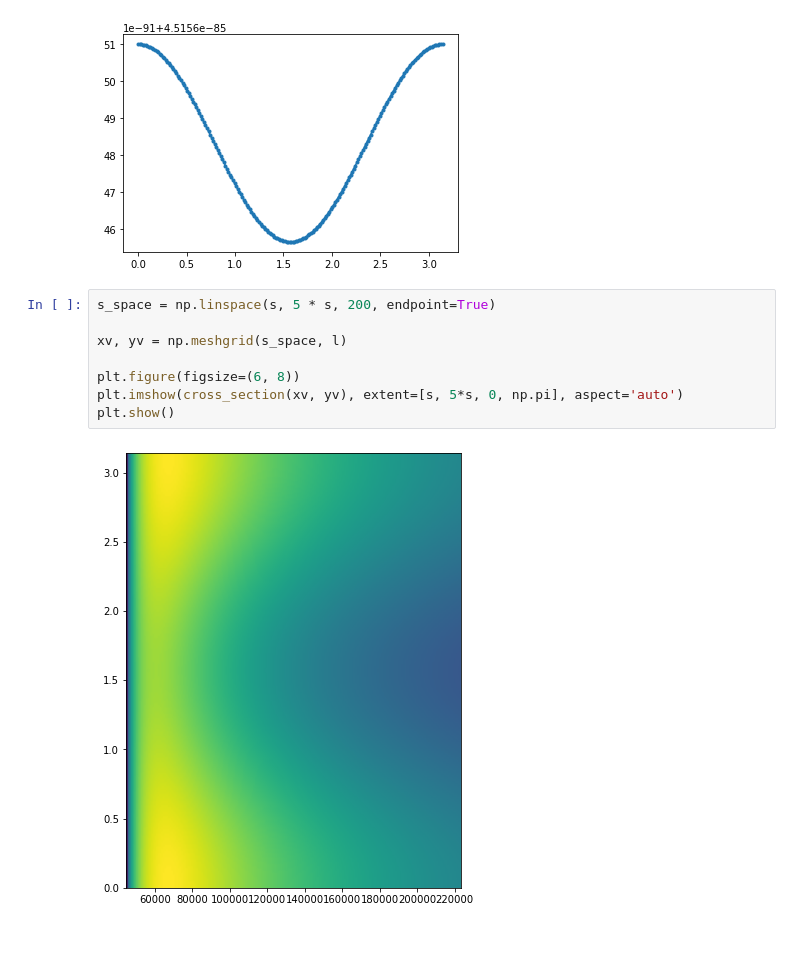
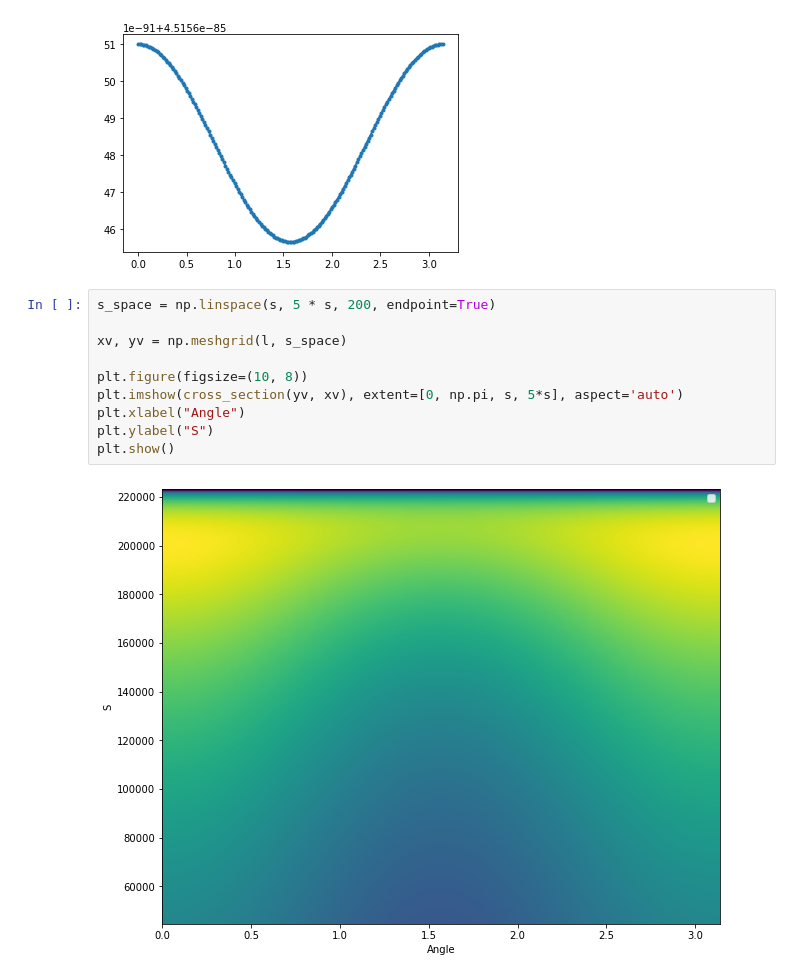
Before and after one commit to sarapasquato/LCP_Project, a Jupyter notebook: Project.ipynb, the cells around one changed output. Drawn from its saved outputs; the diff is of its cells as text; blank space fills up the shorter version.

```diff
--- a/Project.ipynb
+++ b/Project.ipynb
@@ -21,10 +22,12 @@ plt.plot(l, cross_section(s, l), marker=".")
 # %%
 s_space = np.linspace(s, 5 * s, 200, endpoint=True)
 
-xv, yv = np.meshgrid(s_space, l)
+xv, yv = np.meshgrid(l, s_space)
 
-plt.figure(figsize=(6, 8))
-plt.imshow(cross_section(xv, yv), extent=[s, 5*s, 0, np.pi], aspect='auto')
+plt.figure(figsize=(10, 8))
+plt.imshow(cross_section(yv, xv), extent=[0, np.pi, s, 5*s], aspect='auto')
+plt.xlabel("Angle")
+plt.ylabel("S")
 plt.show()
 # %% [output]
-[figure, old version]
+[figure, new version]
```
Also changed, not shown: parts of 1 cell of this notebook, 2 other files.
